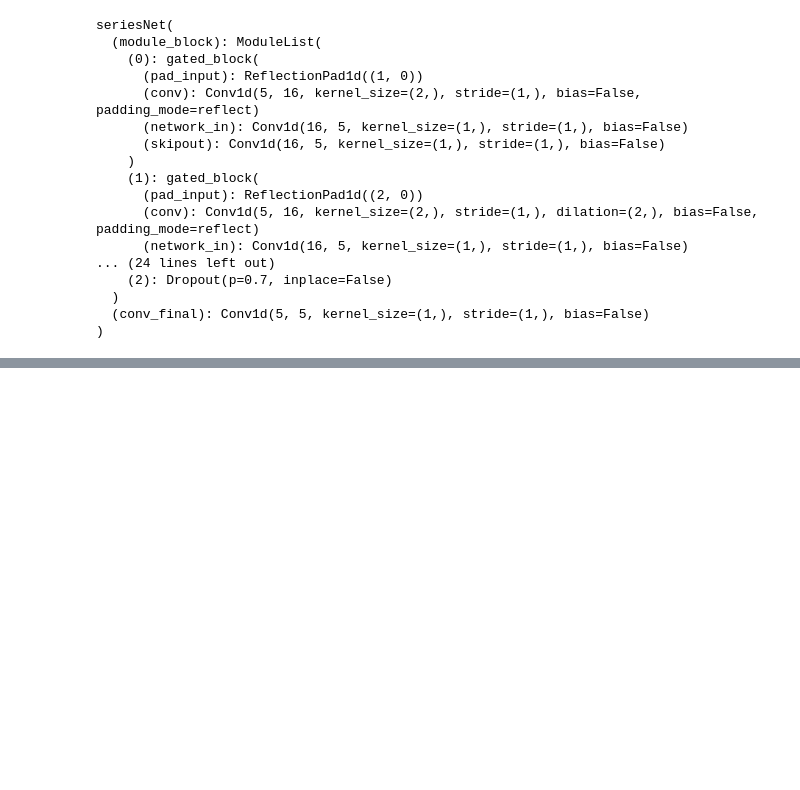
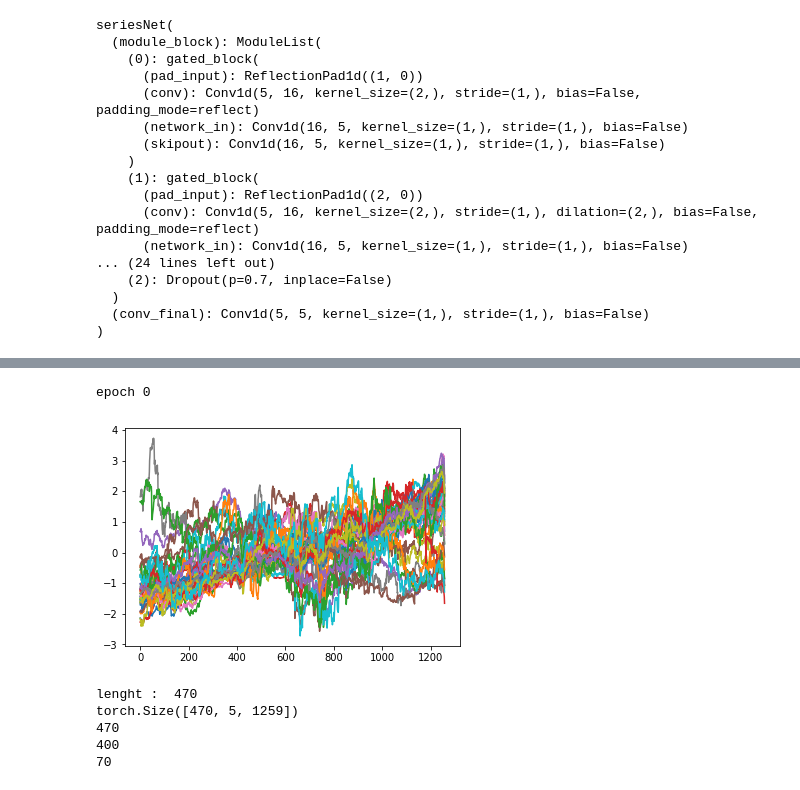
Before and after one commit to mdurandgasselin/IFT-725-TimeSeries, a Jupyter notebook: test_seriesNet.ipynb, the cells around one changed output, grey strips where cells are left out. Drawn from its saved outputs; the diff is of its cells as text; code cells hidden in the pictures; blank space fills up the shorter version.

```diff
--- a/test_seriesNet.ipynb
+++ b/test_seriesNet.ipynb
@@ -154,0 +122,32 @@ torch.Size([1, 5, 1258])
+# %%
+myModel = seriesNet(5, nb_causal_block=5,gate_nb_filter=16, nb_block_dropped=2)
+#myModel = myModel.float()
+dataset.float()
+# CHOISIR UNE LOSS
+criterion = nn.MSELoss()
+optimizer = optim.SGD(myModel.parameters(), lr=0.0001, weight_decay=0.01)
+#choice = torch.multinomial(torch.tensor(np.arange(data.size()[0])).float(), 1)
+for i in range(1):
+    print('epoch {}'.format(i))
+    for i,batch in enumerate(training_loader):
+        #print("batch s{}".format(i))
+        inputModel, target = batch[:,:,:-1], batch[:,:,1:]
+        plt.plot(inputModel[0,2])
+# %% [output]
+epoch 0
+[figure, added]
+# %%
+dataset = fn_500_dataset.ActionDataset(".\\individual_stocks_5yr/", normalise=True)
+dataset.float()
+dataset_train, dataset_validation = torch.utils.data.random_split(dataset, (400, 70))
+print(len(dataset))
+print(len(dataset_train))
+print(len(dataset_validation))
+training_loader = DataLoader(dataset_train, batch_size=10, shuffle=True, drop_last=False)
+valid_loader = DataLoader(dataset_validation, batch_size=10, shuffle=True, drop_last=False)
+# %% [output]
+lenght :  470
+torch.Size([470, 5, 1259])
+470
+400
+70
```
Also changed, not shown: parts of 13 cells of this notebook, 1 other file.
